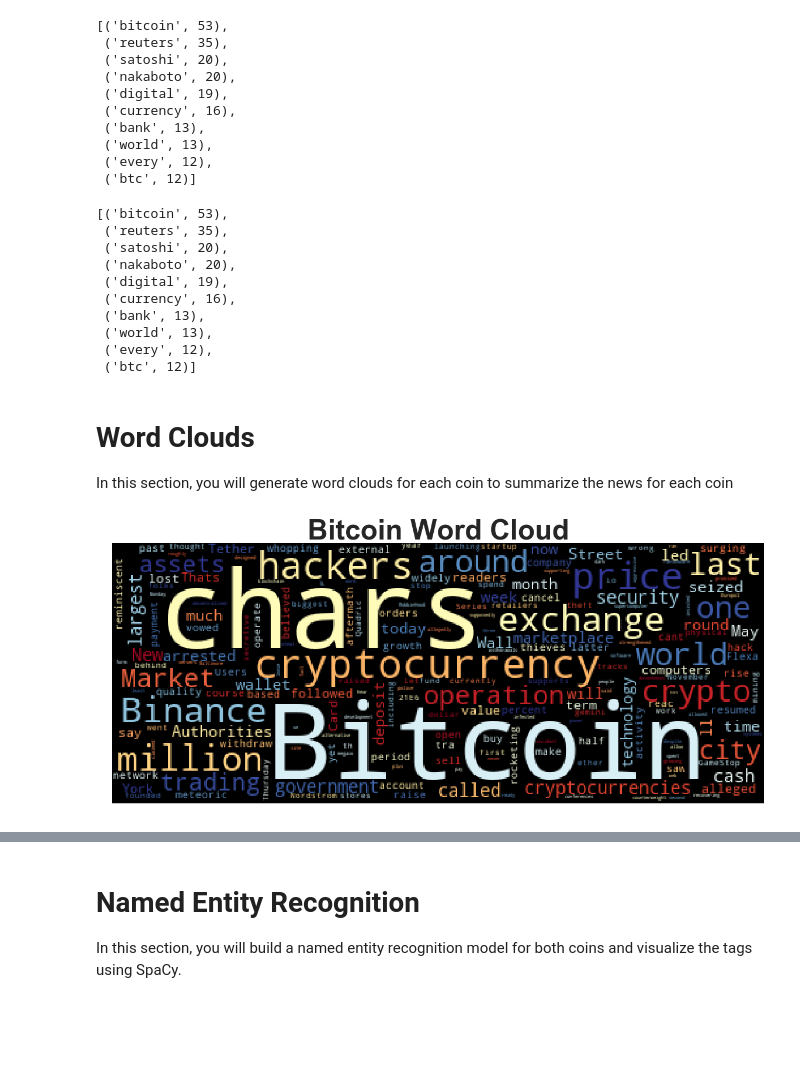
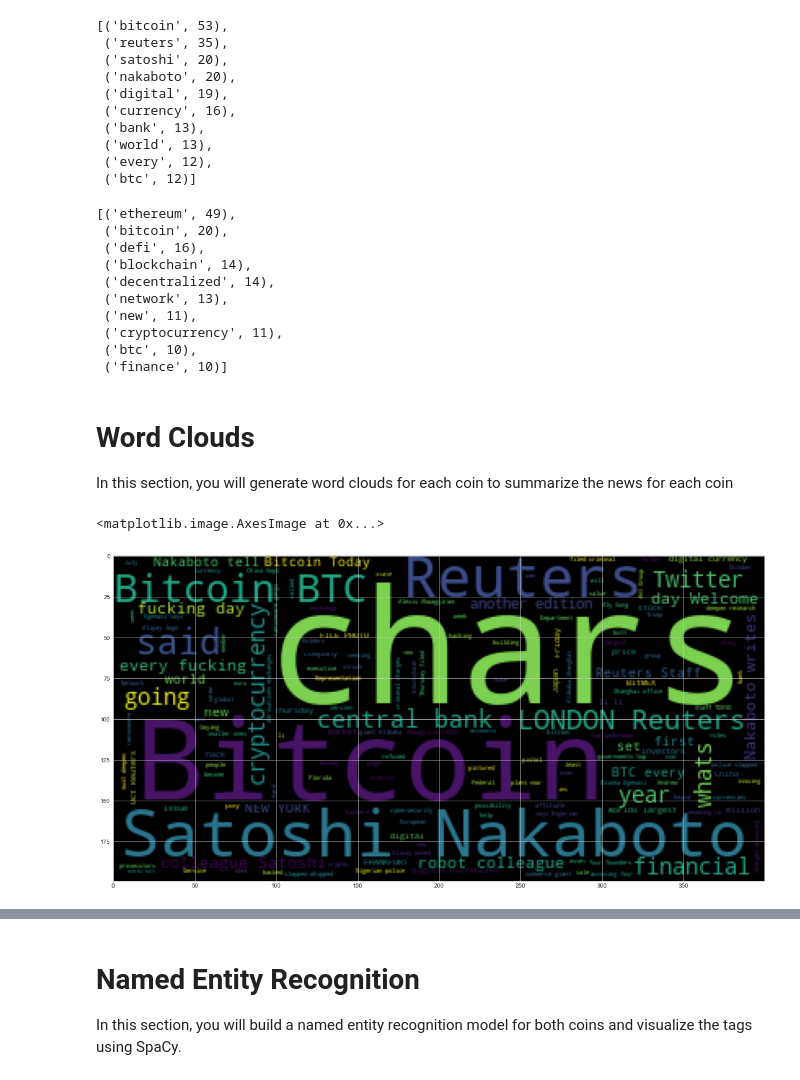
Before and after one commit to svcnygard2/Unit-12-Tales-from-the-Crypto, a Jupyter notebook: crypto_sentiment.ipynb, the cells around one changed output, grey strips where cells are left out. Cells and saved outputs as stored; diff of their text form; code cells hidden in the pictures; blank space fills up the shorter version.

```diff
--- a/crypto_sentiment.ipynb
+++ b/crypto_sentiment.ipynb
@@ -352,21 +352,21 @@ bitcoin_10
  ('btc', 12)]
 # %%
 # Get the top 10 words for Ethereum
-processed_ethereum = bitcoin_df["text"].str.cat()
+processed_ethereum = ethereum_df["text"].str.cat()
 ethereum_tokenizer = tokenizer(processed_ethereum)
 ethereum_10 = token_count(ethereum_tokenizer)
 ethereum_10
 # %% [output]
-[('bitcoin', 53),
- ('reuters', 35),
- ('satoshi', 20),
- ('nakaboto', 20),
- ('digital', 19),
- ('currency', 16),
- ('bank', 13),
- ('world', 13),
- ('every', 12),
- ('btc', 12)]
+[('ethereum', 49),
+ ('bitcoin', 20),
+ ('defi', 16),
+ ('blockchain', 14),
+ ('decentralized', 14),
+ ('network', 13),
+ ('new', 11),
+ ('cryptocurrency', 11),
+ ('btc', 10),
+ ('finance', 10)]
 # %% [markdown]
 # Word Clouds
 
@@ -379,8 +379,10 @@ import matplotlib as mpl
 mpl.rcParams['figure.figsize'] = [20.0, 10.0]
 # %%
 # Generate the Bitcoin word cloud
-# YOUR CODE HERE!
+bitcoin_wc = WordCloud().generate(processed_bitcoin)
+plt.imshow(bitcoin_wc)
 # %% [output]
+<matplotlib.image.AxesImage at 0x...>
-[figure, old version]
+[figure, new version]
 # %%
 # Generate the Ethereum word cloud
```
Also changed, not shown: parts of 14 cells of this notebook.
